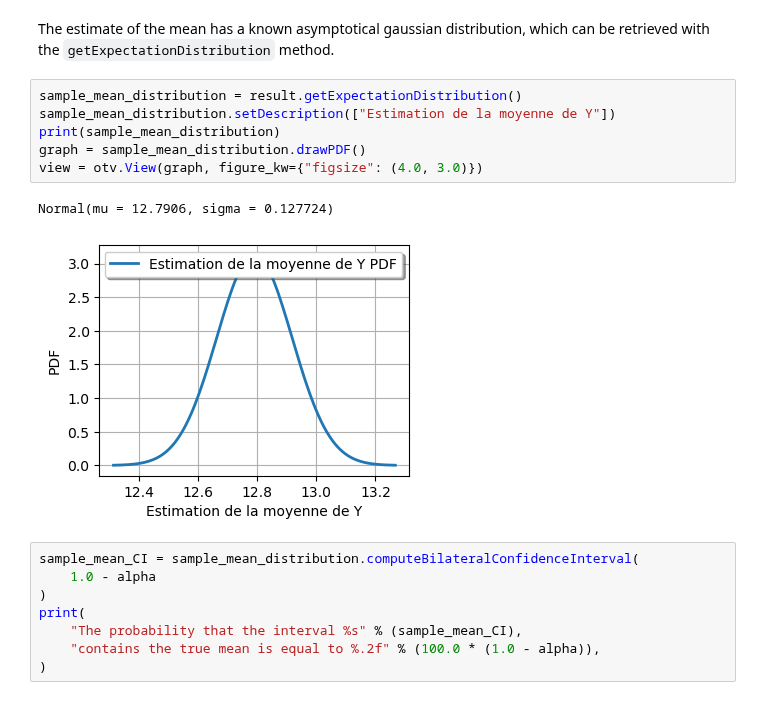
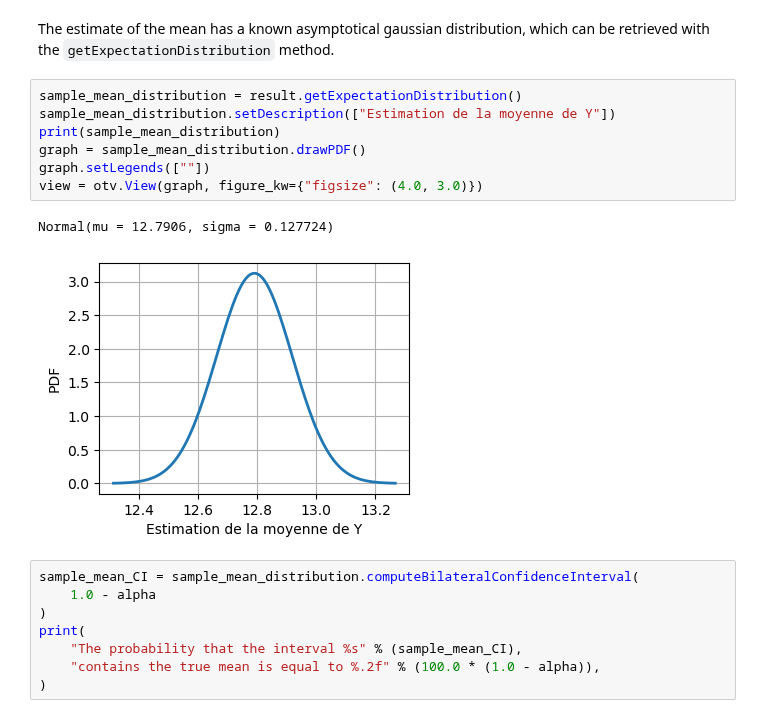
Before and after one commit to mbaudin47/otsupgalilee-eleve, a Jupyter notebook: 3-Propagation/Exercice-Tendance-centrale-cantilever-beam.ipynb, the cells around one changed output. Cells and saved outputs as stored; diff of their text form.

```diff
--- a/3-Propagation/Exercice-Tendance-centrale-cantilever-beam.ipynb
+++ b/3-Propagation/Exercice-Tendance-centrale-cantilever-beam.ipynb
@@ -246,12 +246,13 @@ The estimate of the mean has a known asymptotical gaussian distribution, which c
 # %%
 sample_mean_distribution = result.getExpectationDistribution()
 sample_mean_distribution.setDescription(["Estimation de la moyenne de Y"])
 print(sample_mean_distribution)
 graph = sample_mean_distribution.drawPDF()
+graph.setLegends([""])
 view = otv.View(graph, figure_kw={"figsize": (4.0, 3.0)})
 # %% [output]
 Normal(mu = 12.7906, sigma = 0.127724)
-[figure, old version]
+[figure, new version]
 # %%
 sample_mean_CI = sample_mean_distribution.computeBilateralConfidenceInterval(
     1.0 - alpha
```
Also changed, not shown: parts of 8 cells of this notebook.
